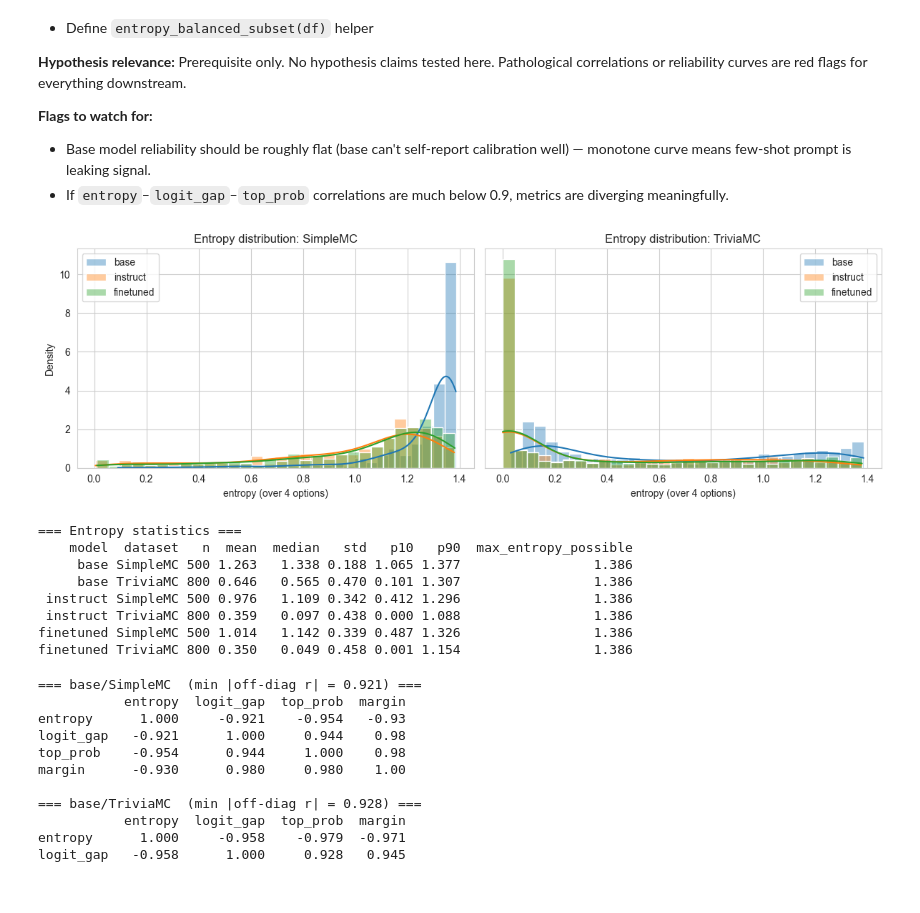
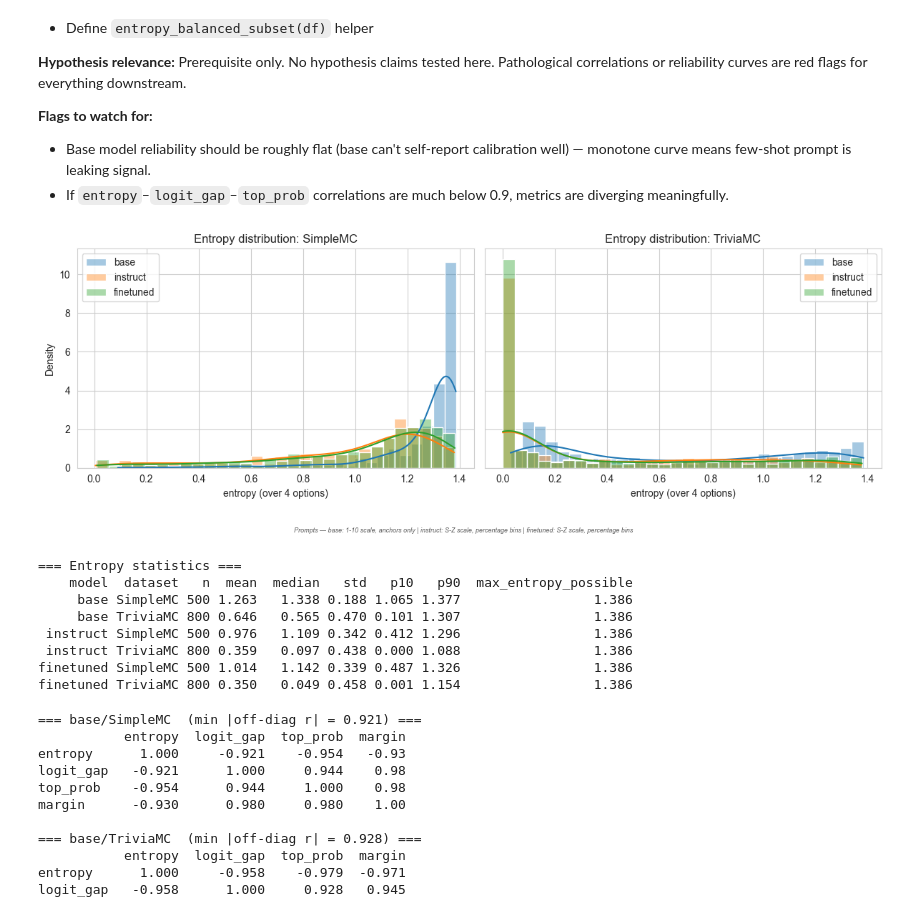
Before and after one commit to tristan-day-research/interpretability_for_llm_metacognition, a Jupyter notebook: analyze_activations.ipynb, the cells around one changed output. Drawn from its saved outputs; the diff is of its cells as text; code cells hidden in the pictures.

```diff
--- a/analyze_activations.ipynb
+++ b/analyze_activations.ipynb
@@ -66,15 +66,21 @@ Cache:     /Users/daylight/dev/code/entropy_probes_v3/outputs/analysis_cache
 Figures:   /Users/daylight/dev/code/entropy_probes_v3/outputs/analysis_figures
 # %%
 # --- Run configuration ---
-# Map each model label to its output folder. Update as new runs come in.
-# Each folder should contain paired_data.json and activations.npz files
-# following the pattern {model_short}_{dataset}_introspection_*.
-# For finetuned runs with an adapter, model_short includes 'adapter-{adapter_short}'.
+# Map each model label to its output folder. Scale + bin style are
+# auto-detected from each run's paired_data.json at load time, so you
+# can switch between 1-10 and S-Z runs just by swapping the folder
+# — no need to touch a 'scale' field.
 
 MODELS = {
-    'base':      {'folder': '8b_base_26_04_1-10_scale_balanced_fewshot_examples',       'model_short': 'Llama-3.1-8B',                                                        'scale': 'numeric'},
-    'instruct':  {'folder': '8b_instruct_26_04_scale_1-10_no_explicit_percentage_bins', 'model_short': 'Llama-3.1-8B-Instruct',                                              'scale': 'numeric'},
-    'finetuned': {'folder': '8b_finetuned_26_04_scale_1-10_no_explicit_percentage_bins','model_short': 'Llama-3.1-8B-Instruct_adapter-ect_20251222_215412_v0uei7y1_2000', 'scale': 'numeric'},
+    # 1-10 numeric runs (anchors only):
+    # 'base':      {'folder': '8b_base_26_04_1-10_scale_balanced_fewshot_examples',       'model_short': 'Llama-3.1-8B'},
+    # 'instruct':  {'folder': '8b_instruct_26_04_scale_1-10_no_explicit_percentage_bins', 'model_short': 'Llama-3.1-8B-Instruct'},
+    # 'finetuned': {'folder': '8b_finetuned_26_04_scale_1-10_no_explicit_percentage_bins','model_short': 'Llama-3.1-8B-Instruct_adapter-ect_20251222_215412_v0uei7y1_2000'},
+    # S-Z letter runs (percentage bins):
+
+    'base':      {'folder': '8b_base_26_04_1-10_scale_balanced_fewshot_examples',                    'model_short': 'Llama-3.1-8B'},
+    'instruct':  {'folder': '8b_instruct_26_04',  'model_short': 'Llama-3.1-8B-Instruct'},
+    'finetuned': {'folder': '8b_finetuned_26_04', 'model_short': 'Llama-3.1-8B-Instruct_adapter-ect_20251222_215412_v0uei7y1_2000'},
 }
 
 DATASETS = ['SimpleMC', 'TriviaMC']
@@ -98,6 +104,24 @@ TARGETS = {
 }
 if not SKIP_IS_CORRECT:
     TARGETS['is_correct'] = {'col': 'is_correct', 'kind': 'classification'}
+
+# Prompt metadata is populated per-model by load_run() from paired_data's
+# meta_options + meta_prompt (see loader cell). Used for plot footers.
+
+def _scale_footer_text():
+    parts = []
+    for m in MODELS:
+        scale = MODELS[m].get('prompt_scale', '?')
+        bins  = MODELS[m].get('prompt_bin_style', '?')
+        parts.append(f"{m}: {scale} scale, {bins}")
+    return 'Prompts — ' + ' | '.join(parts)
+
+def save_fig(path, fig=None):
+    """plt.savefig + stamped scale/bin footer for every figure."""
+    fig = fig if fig is not None else plt.gcf()
+    fig.text(0.5, -0.08, _scale_footer_text(),
+             ha='center', fontsize=6.5, style='italic', color='0.35')
+    plt.savefig(path, bbox_inches='tight')
 # %%
 # --- Data loading utilities ---
 
@@ -300,35 +379,35 @@ SCORECARD
 fig, axes = plt.subplots(1, len(DATASETS), figsize=(6 * len(DATASETS), 4), sharey=True)
 axes = np.atleast_1d(axes)
 for ax, dataset in zip(axes, DATASETS):
     for model in MODELS:
         if (model, dataset) not in RUNS:
             continue
         sns.histplot(
             RUNS[(model, dataset)].df['entropy'], ax=ax,
             label=model, alpha=0.4, stat='density', bins=30, kde=True,
         )
     ax.set_title(f'Entropy distribution: {dataset}')
     ax.set_xlabel('entropy (over 4 options)')
     ax.legend()
 plt.tight_layout()
-plt.savefig(FIGURES_DIR / 's1_entropy_distributions.pdf', bbox_inches='tight')
+save_fig(FIGURES_DIR / 's1_entropy_distributions.pdf')
 plt.show()
 
 # Text summary of entropy statistics per (model, dataset)
 print('\n=== Entropy statistics ===')
 stats_rows = []
 for (model, dataset), run in RUNS.items():
     e = run.df['entropy'].values
     stats_rows.append({
         'model': model, 'dataset': dataset, 'n': len(e),
         'mean': e.mean(), 'median': np.median(e), 'std': e.std(),
         'p10': np.percentile(e, 10), 'p90': np.percentile(e, 90),
         'max_entropy_possible': np.log(4),
     })
 stats_df = pd.DataFrame(stats_rows).round(3)
 print(stats_df.to_string(index=False))
 # %% [output]
-[figure, old version]
+[figure, new version]
 === Entropy statistics ===
     model  dataset   n  mean  median   std   p10   p90  max_entropy_possible
      base SimpleMC 500 1.263   1.338 0.188 1.065 1.377                 1.386
```
Also changed, not shown: parts of 31 cells of this notebook, 27 other files.
